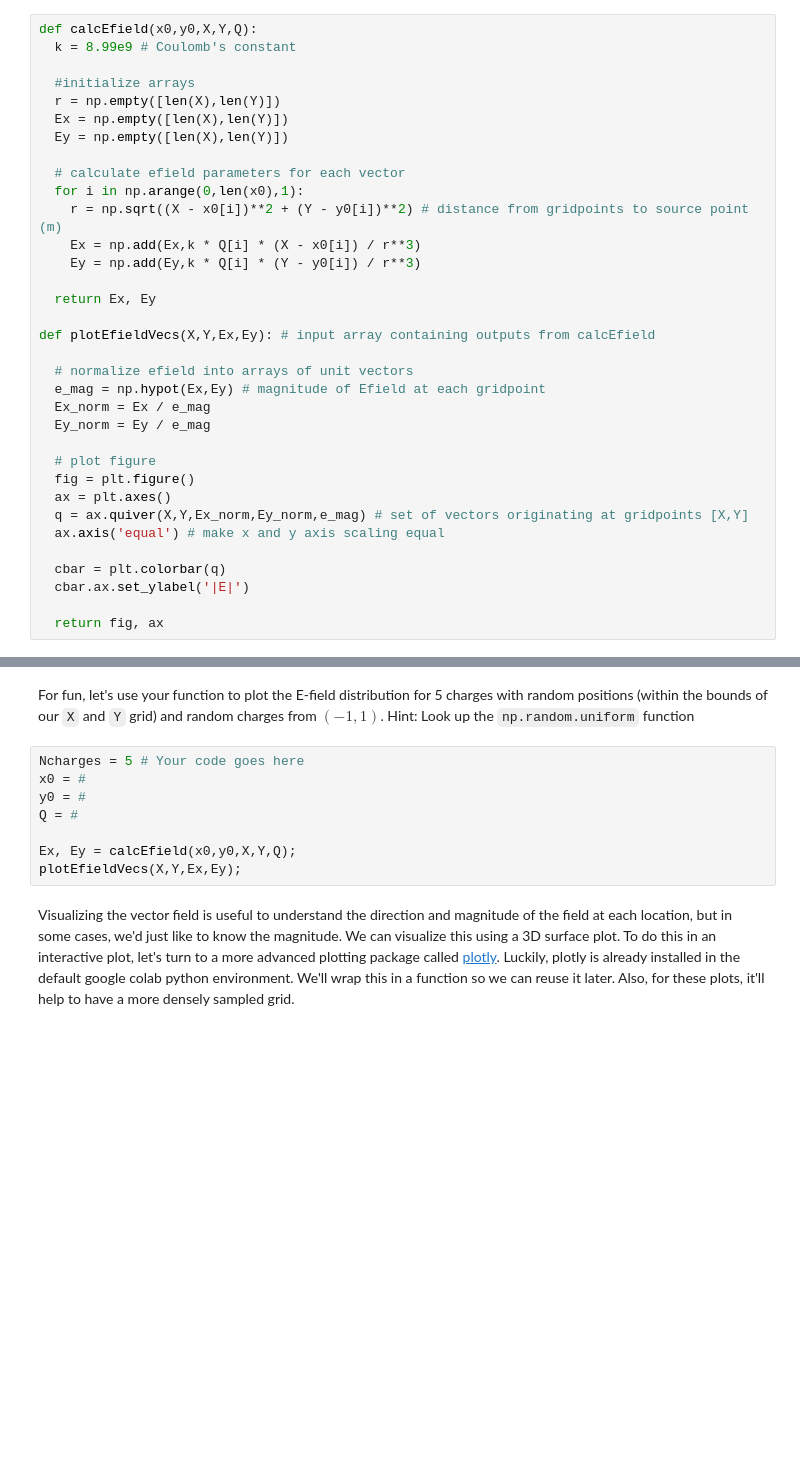
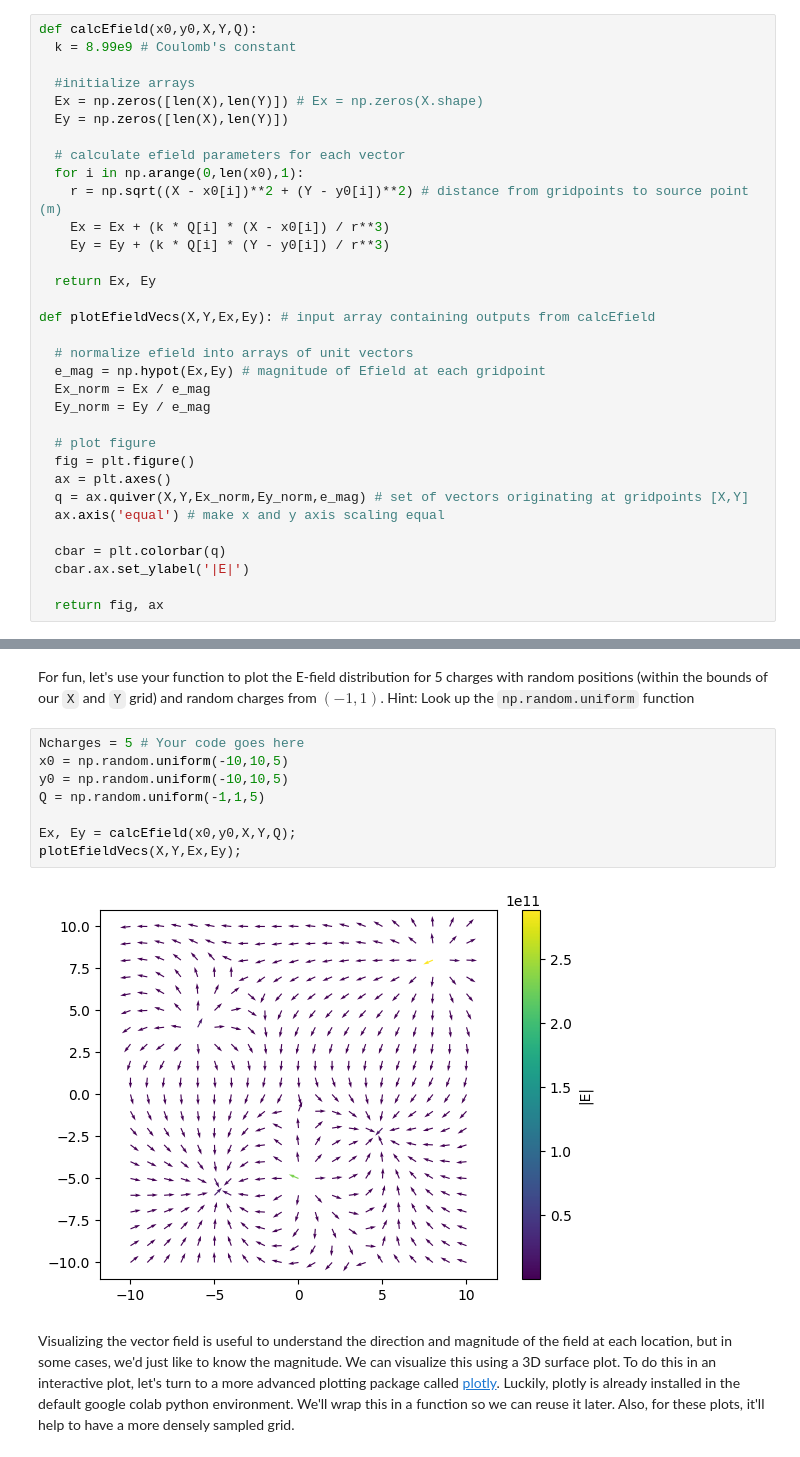
Before and after one commit to lw-miles24/-CompModNervSys-BioElectroStatics, a Jupyter notebook: CompModNervSys_exercise2.ipynb, the cells around one changed output, grey strips where cells are left out. Cells and saved outputs as stored; diff of their text form; blank space fills up the shorter version.

```diff
--- a/CompModNervSys_exercise2.ipynb
+++ b/CompModNervSys_exercise2.ipynb
@@ -229,15 +229,14 @@ def calcEfield(x0,y0,X,Y,Q):
   k = 8.99e9 # Coulomb's constant
 
   #initialize arrays
-  r = np.empty([len(X),len(Y)])
-  Ex = np.empty([len(X),len(Y)])
-  Ey = np.empty([len(X),len(Y)])
+  Ex = np.zeros([len(X),len(Y)]) # Ex = np.zeros(X.shape)
+  Ey = np.zeros([len(X),len(Y)])
 
   # calculate efield parameters for each vector
   for i in np.arange(0,len(x0),1):
     r = np.sqrt((X - x0[i])**2 + (Y - y0[i])**2) # distance from gridpoints to source point (m)
-    Ex = np.add(Ex,k * Q[i] * (X - x0[i]) / r**3)
-    Ey = np.add(Ey,k * Q[i] * (Y - y0[i]) / r**3)
+    Ex = Ex + (k * Q[i] * (X - x0[i]) / r**3)
+    Ey = Ey + (k * Q[i] * (Y - y0[i]) / r**3)
 
   return Ex, Ey
 
@@ -277,12 +280,14 @@ When charges are equal, there is no net force along `x=0`. Making the charge at
 For fun, let's use your function to plot the E-field distribution for 5 charges with random positions (within the bounds of our `X` and `Y` grid) and random charges from $(-1,1)$. Hint: Look up the `np.random.uniform` function
 # %%
 Ncharges = 5 # Your code goes here
-x0 = #
-y0 = #
-Q = #
+x0 = np.random.uniform(-10,10,5)
+y0 = np.random.uniform(-10,10,5)
+Q = np.random.uniform(-1,1,5)
 
 Ex, Ey = calcEfield(x0,y0,X,Y,Q);
 plotEfieldVecs(X,Y,Ex,Ey);
+# %% [output]
+[figure, added]
 # %% [markdown]
 Visualizing the vector field is useful to understand the direction and magnitude of the field at each location, but in some cases, we'd just like to know the magnitude. We can visualize this using a 3D surface plot. To do this in an interactive plot, let's turn to a more advanced plotting package called [plotly](https://plotly.com/python/). Luckily, plotly is already installed in the default google colab python environment. We'll wrap this in a function so we can reuse it later. Also, for these plots, it'll help to have a more densely sampled grid.
 # %%
```
Also changed, not shown: parts of 7 cells of this notebook.
